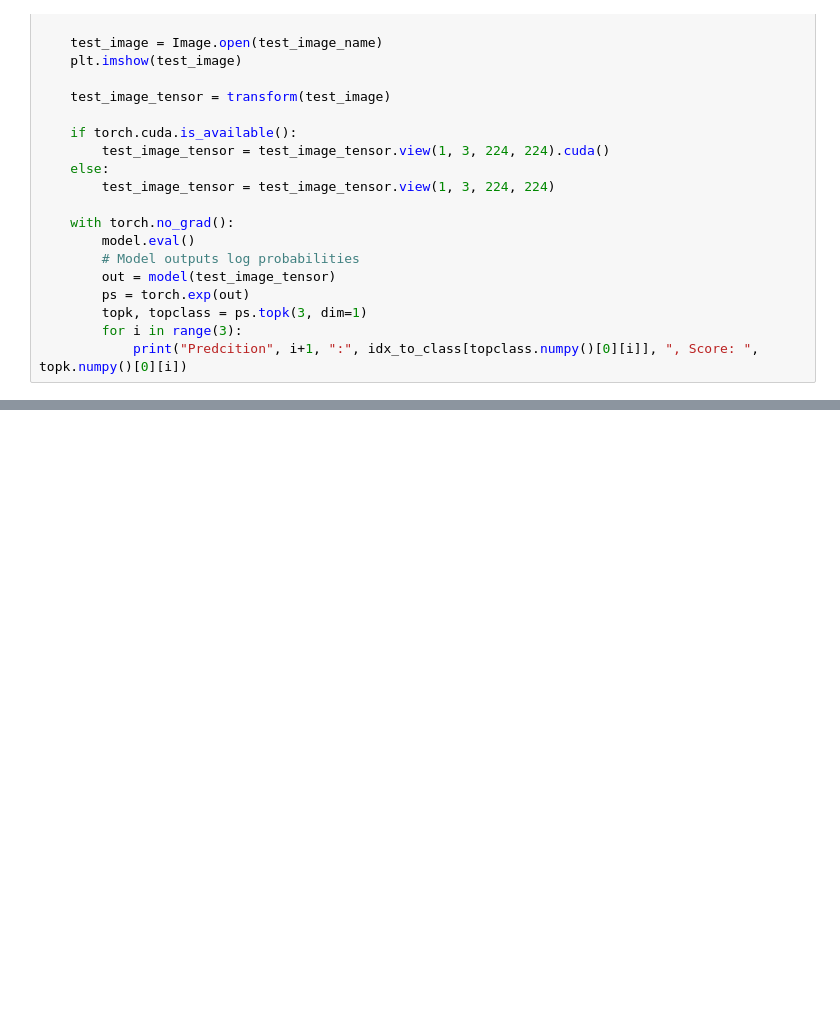
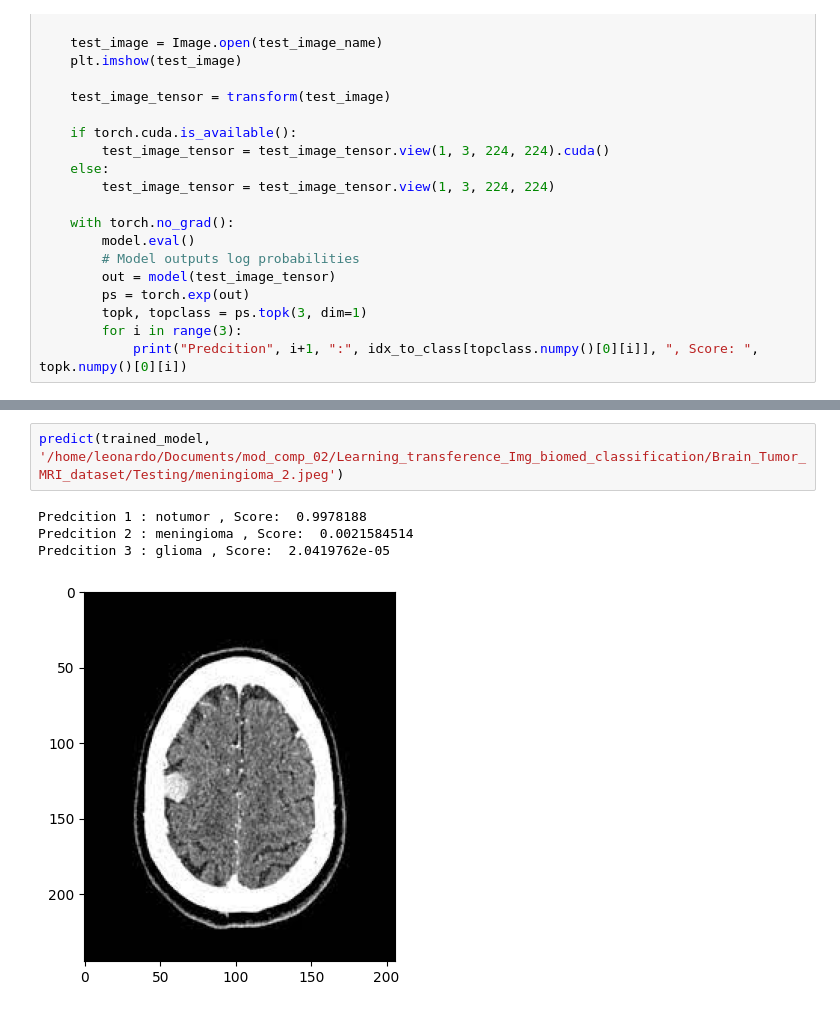
Before and after one commit to LeonardoHDL/Learning_transference_Img_biomed_classification, a Jupyter notebook: Brain_Tumor_MRI_dataset/Learning_transference_w_AlexNet_Brain_tumor.ipynb, the cells around one changed output, grey strips where cells are left out. Drawn from its saved outputs; the diff is of its cells as text; blank space fills up the shorter version.

```diff
--- a/Brain_Tumor_MRI_dataset/Learning_transference_w_AlexNet_Brain_tumor.ipynb
+++ b/Brain_Tumor_MRI_dataset/Learning_transference_w_AlexNet_Brain_tumor.ipynb
@@ -358,2 +372,9 @@ predict(trained_model, '/home/leonardo/Documents/mod_comp_02/Learning_transferen
+# %%
+predict(trained_model, '/home/leonardo/Documents/mod_comp_02/Learning_transference_Img_biomed_classification/Brain_Tumor_MRI_dataset/Testing/meningioma_2.jpeg')
+# %% [output]
+Predcition 1 : notumor , Score:  0.9978188
+Predcition 2 : meningioma , Score:  0.0021584514
+Predcition 3 : glioma , Score:  2.0419762e-05
+[figure, added]
 # %%
 predict(trained_model, '/home/leonardo/Documents/mod_comp_02/Learning_transference_Img_biomed_classification/Brain_Tumor_MRI_dataset/Testing/glioma.jpg')
```
Also changed, not shown: parts of 6 cells of this notebook, 1 other file.
